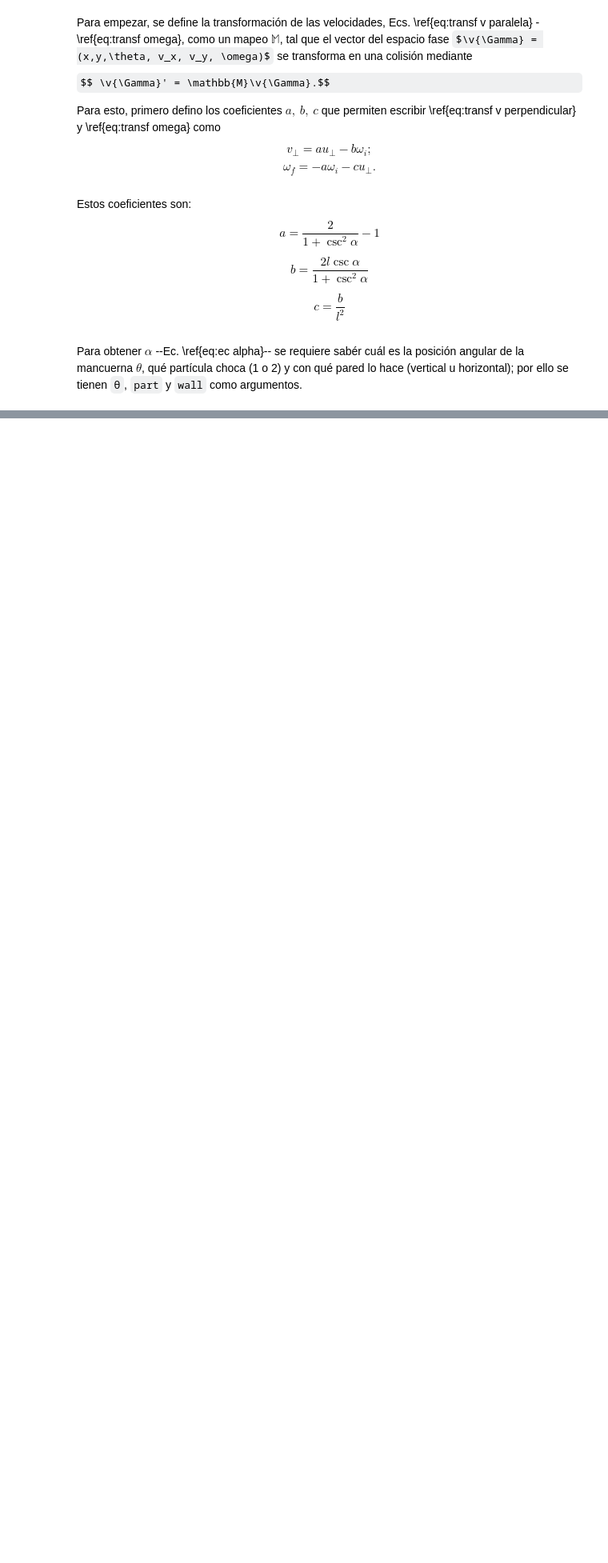
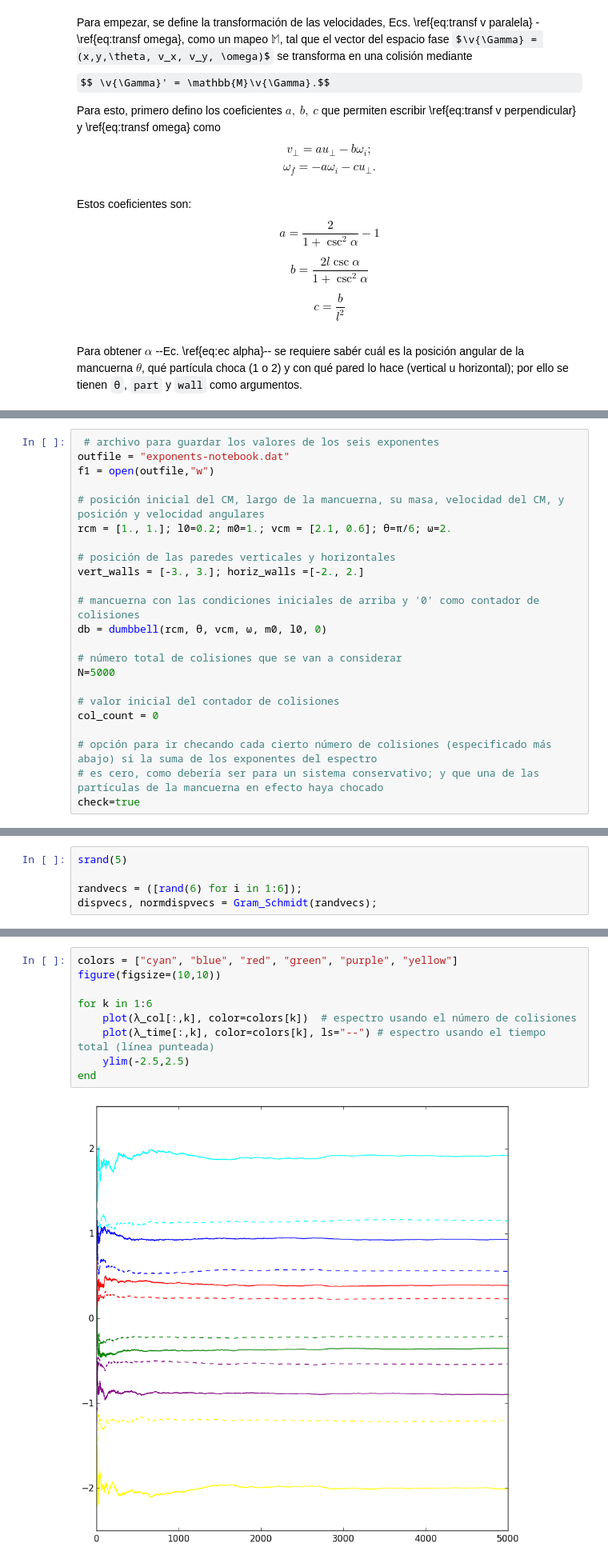
Before and after one commit to dpsanders/dumbbell, a Jupyter notebook: Scripts mancuerna.ipynb, the cells around one changed output, grey strips where cells are left out. Shown at 80% size. Saved outputs shown, nothing was run; the diff lists cells and outputs as text; some formulas as TeX source; blank space fills up the shorter version.

Commit message:
Notebook para el espectro de Lyapunov de la mancuerna
Por alguna razón, no se pueden alcanzar las 7000 colisiones. Aunque todo
lo demás corre bien

```diff
--- a/Scripts mancuerna.ipynb
+++ b/Scripts mancuerna.ipynb
@@ -739,0 +869,23 @@ end
+# %%
+ # archivo para guardar los valores de los seis exponentes
+outfile = "exponents-notebook.dat"
+f1 = open(outfile,"w")
+
+# posición inicial del CM, largo de la mancuerna, su masa, velocidad del CM, y posición y velocidad angulares
+rcm = [1., 1.]; l0=0.2; m0=1.; vcm = [2.1, 0.6]; θ=π/6; ω=2.
+
+# posición de las paredes verticales y horizontales
+vert_walls = [-3., 3.]; horiz_walls =[-2., 2.]
+
+# mancuerna con las condiciones iniciales de arriba y '0' como contador de colisiones
+db = dumbbell(rcm, θ, vcm, ω, m0, l0, 0)
+
+# número total de colisiones que se van a considerar
+N=5000
+
+# valor inicial del contador de colisiones
+col_count = 0
+
+# opción para ir checando cada cierto número de colisiones (especificado más abajo) si la suma de los exponentes del espectro
+# es cero, como debería ser para un sistema conservativo; y que una de las partículas de la mancuerna en efecto haya chocado
+check=true
@@ -739,0 +900,5 @@ end
+# %%
+srand(5)
+
+randvecs = ([rand(6) for i in 1:6]);
+dispvecs, normdispvecs = Gram_Schmidt(randvecs);
@@ -739,0 +1049,11 @@ end
+# %%
+colors = ["cyan", "blue", "red", "green", "purple", "yellow"]
+figure(figsize=(10,10))
+
+for k in 1:6
+    plot(λ_col[:,k], color=colors[k])  # espectro usando el número de colisiones
+    plot(λ_time[:,k], color=colors[k], ls="--") # espectro usando el tiempo total (línea punteada)
+    ylim(-2.5,2.5)
+end
+# %% [output]
+[figure, added]
```
Also changed, not shown: parts of 44 cells of this notebook.
